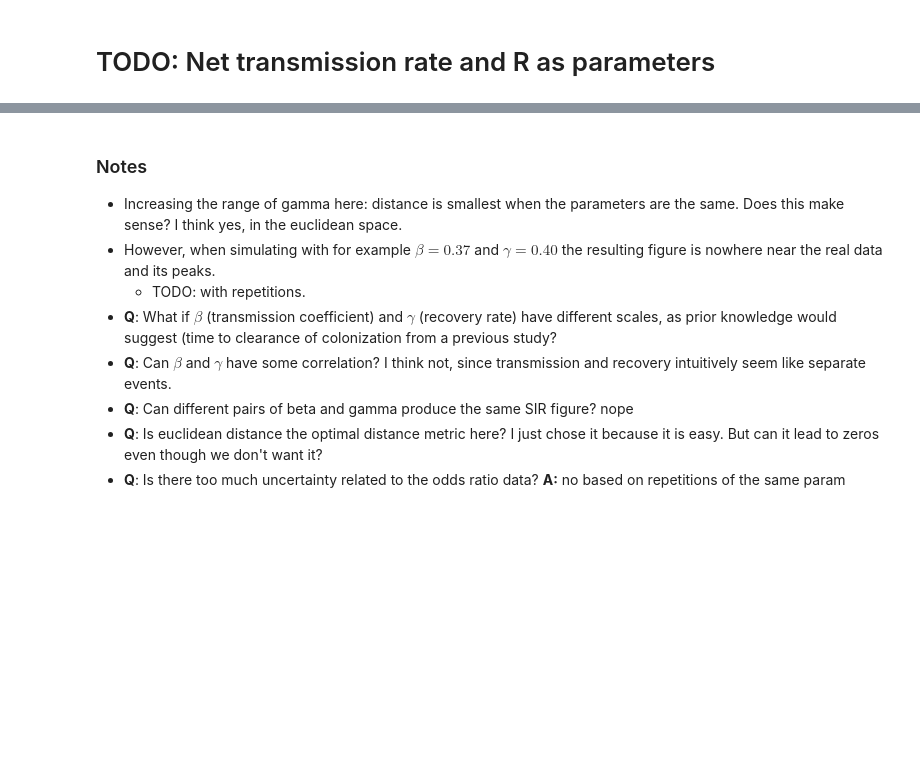
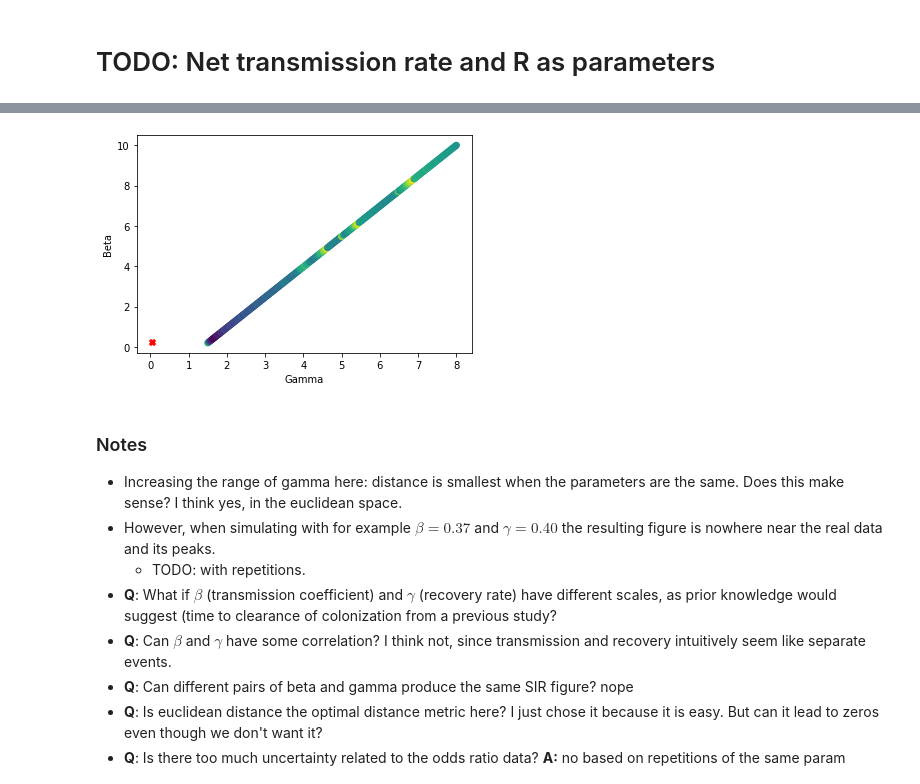
Before and after one commit to fanoja/Ecoli-R0, a Jupyter notebook: SIR simulation grid.ipynb, the cells around one changed output, grey strips where cells are left out. Drawn from its saved outputs; the diff is of its cells as text; code cells hidden in the pictures; blank space fills up the shorter version.

```diff
--- a/SIR simulation grid.ipynb
+++ b/SIR simulation grid.ipynb
@@ -952,3 +1033,7 @@ SIR_and_BSI_simulator(par1, par2, nt, N, bsi_pars, is_prop = False, is_agg = Fal
+# %%
+scatter_distance_points(pairs[:,1], pairs[:,0], dists, true_beta = 0.256, true_gamma = 0.045)
+# %% [output]
+[figure, added]
 # %% [markdown]
 ### Notes
 - Increasing the range of gamma here: distance is smallest when the parameters are the same. Does this make sense? I think yes, in the euclidean space.
```
Also changed, not shown: parts of 8 cells of this notebook.
